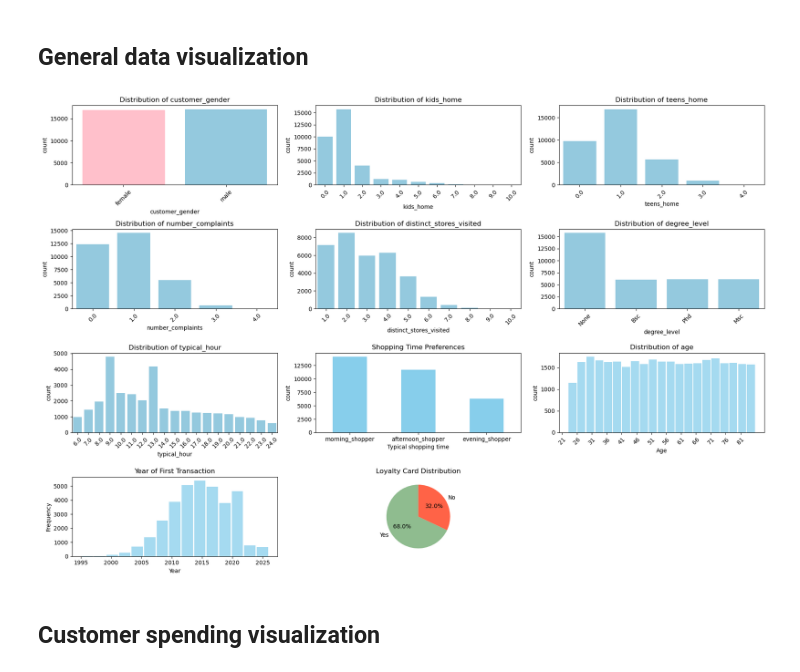
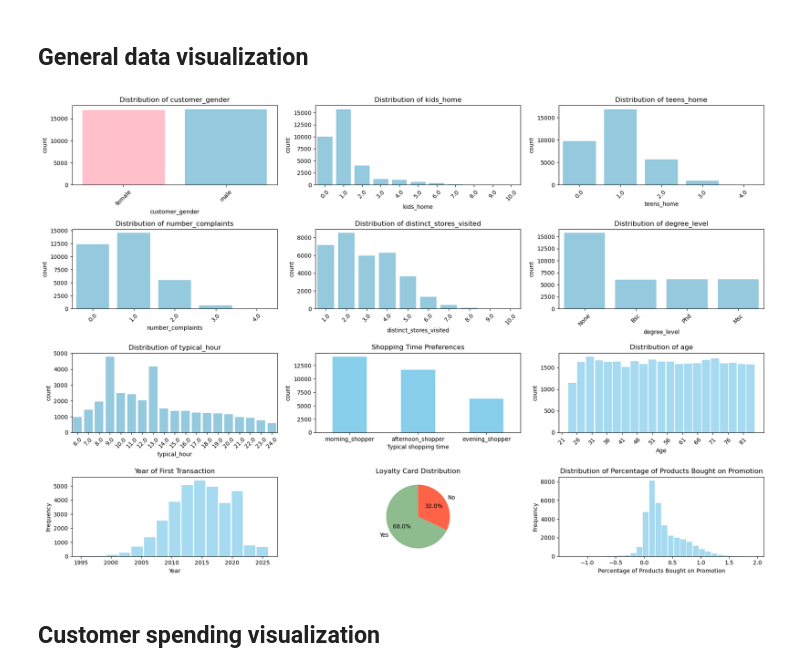
Before and after one commit to Yan-Sidoryk/Unsupervised-Customer-Segmentation, a Jupyter notebook: visualization.ipynb, the cells around one changed output. Saved outputs shown, nothing was run; the diff lists cells and outputs as text; code cells hidden in the pictures.

```diff
--- a/visualization.ipynb
+++ b/visualization.ipynb
@@ -183,35 +187,40 @@ axes[7].set_ylabel('count')
 axes[7].tick_params(axis='x', rotation=0)
 
 # Plot ages with bins
 sns.histplot(data=info_df, x='age', ax=axes[8], binwidth=3, stat='count', linewidth=0, color='skyblue', element='bars', shrink=0.9)
 axes[8].set_title(f'Distribution of age')
 axes[8].set_xlabel('Age')
 axes[8].set_ylabel('count')
 axes[8].tick_params(axis='x', rotation=45)
 axes[8].set_xticks(range(21, 86, 5))    # Add x ticks every 5 years
 
 # Plot year of first transaction
 sns.histplot(data=info_df, x='year_first_transaction', ax=axes[9], bins=15, kde=False, color='skyblue', linewidth=0, shrink=0.9)
 axes[9].set_title('Year of First Transaction')
 axes[9].set_xlabel('Year')
 axes[9].set_ylabel('Frequency')
 axes[9].tick_params(axis='x', rotation=0)
 
 # Plot the pie chart of loyalty card distribution with a frame
 loyalty_counts = info_df['loyalty_card'].map({1: 'Yes', 0: 'No'}).value_counts()
 loyalty_counts.plot(kind='pie', autopct='%1.1f%%', startangle=90, ax=axes[10], colors=['darkseagreen', 'tomato'])
 axes[10].set_title('Loyalty Card Distribution')
 axes[10].set_ylabel('')
 
 # We have space for one more subplot if we need it
-fig.delaxes(axes[11])  # Remove the empty subplot
+# fig.delaxes(axes[11])  # Remove the empty subplot
+
+sns.histplot(data=info_df, x='percentage_of_products_bought_promotion', ax=axes[11], color='skyblue', bins=30, linewidth=0, shrink=0.9)
+axes[11].set_title('Distribution of Percentage of Products Bought on Promotion')
+axes[11].set_xlabel('Percentage of Products Bought on Promotion')
+axes[11].set_ylabel('Frequency')
 
 
 # Adjust layout
 plt.tight_layout()
 plt.show()
 # %% [output]
-[figure, old version]
+[figure, new version]
 # %% [markdown]
 ## Customer spending visualization
 # %%
```
Also changed, not shown: parts of 14 cells of this notebook, 1 other file.
